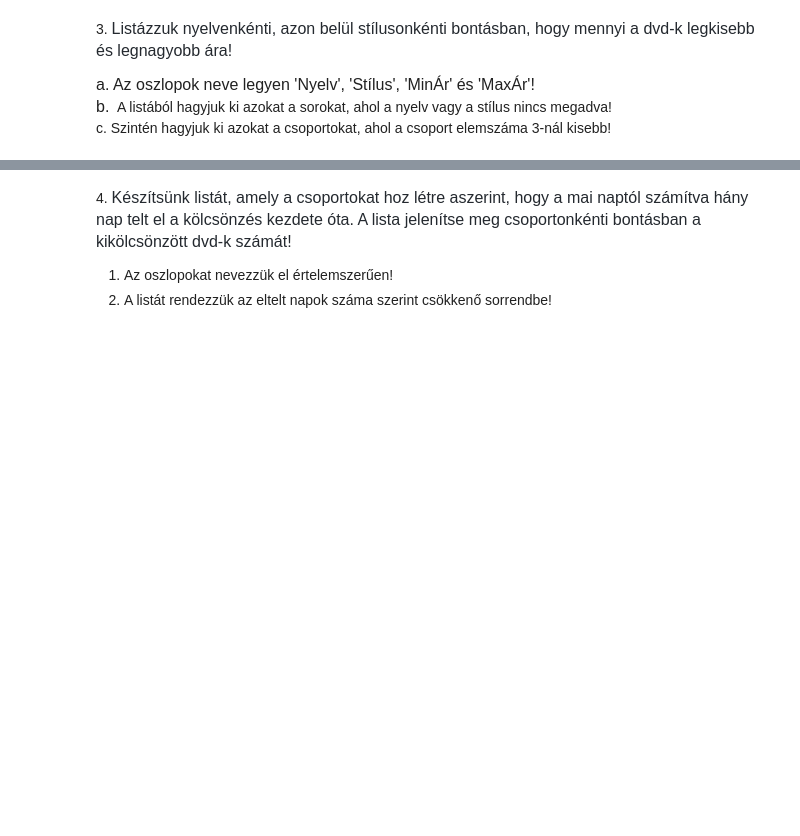
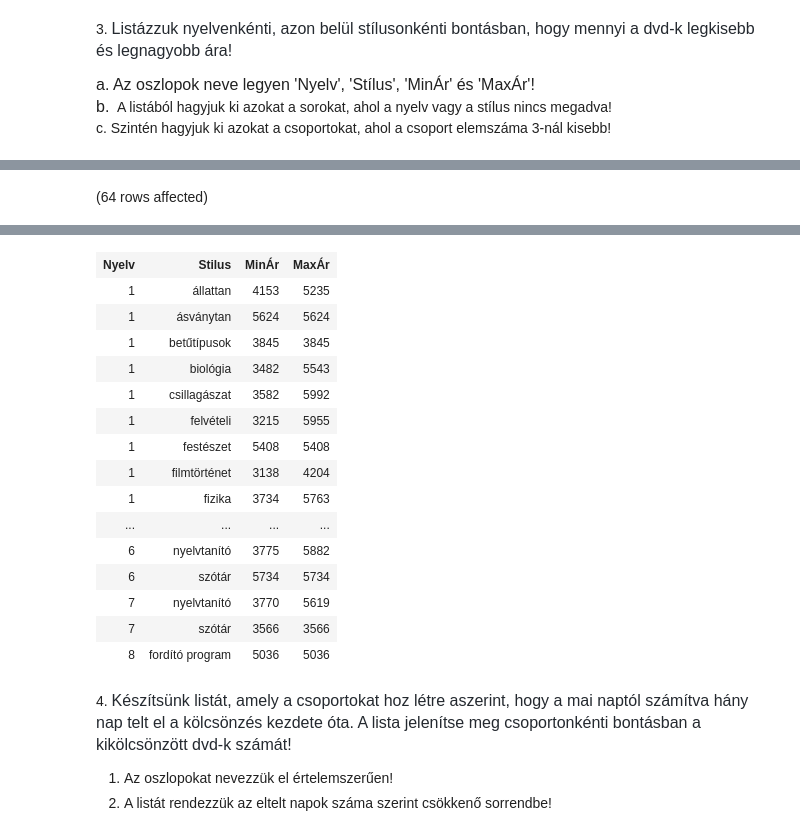
Before and after one commit to barnass1/adatbazis, a Jupyter notebook: gyakorlat02_feladatok .ipynb, the cells around one changed output, grey strips where cells are left out. Saved outputs shown, nothing was run; the diff lists cells and outputs as text; code cells hidden in the pictures; blank space fills up the shorter version.

```diff
--- a/gyakorlat02_feladatok .ipynb
+++ b/gyakorlat02_feladatok .ipynb
@@ -58,0 +55,11 @@ Total execution time: 00:00:00
+# %%
+SELECT  lang AS 'Nyelv',
+        stilus AS 'Stilus',
+        MIN(nettoar) AS 'MinÁr',
+        MAX(nettoar) AS 'MaxÁr'
+FROM dvd
+WHERE lang IS NOT NULL AND stilus IS NOt NULL
+GROUP BY lang, stilus
+ORDER BY lang
+# %% [output]
+(64 rows affected)
@@ -59,3 +67,19 @@ Total execution time: 00:00:00
+| Nyelv | Stilus | MinÁr | MaxÁr |
+| 1 | állattan | 4153 | 5235 |
+| 1 | ásványtan | 5624 | 5624 |
+| 1 | betűtípusok | 3845 | 3845 |
+| 1 | biológia | 3482 | 5543 |
+| 1 | csillagászat | 3582 | 5992 |
+| 1 | felvételi | 3215 | 5955 |
+| 1 | festészet | 5408 | 5408 |
+| 1 | filmtörténet | 3138 | 4204 |
+| 1 | fizika | 3734 | 5763 |
+| ... | ... | ... | ... |
+| 6 | nyelvtanító | 3775 | 5882 |
+| 6 | szótár | 5734 | 5734 |
+| 7 | nyelvtanító | 3770 | 5619 |
+| 7 | szótár | 3566 | 3566 |
+| 8 | fordító program | 5036 | 5036 |
 # %% [markdown]
 4. <span style="color: rgb(36, 41, 47); font-family: -apple-system, BlinkMacSystemFont, &quot;Segoe UI&quot;, Helvetica, Arial, sans-serif, &quot;Apple Color Emoji&quot;, &quot;Segoe UI Emoji&quot;; font-size: 16px;">Készítsünk listát, amely a csoportokat hoz létre aszerint, hogy a mai naptól számítva hány nap telt el a kölcsönzés kezdete óta. A lista jelenítse meg csoportonkénti bontásban a kikölcsönzött dvd-k számát!</span>
 
```
Also changed, not shown: parts of 5 cells of this notebook.
